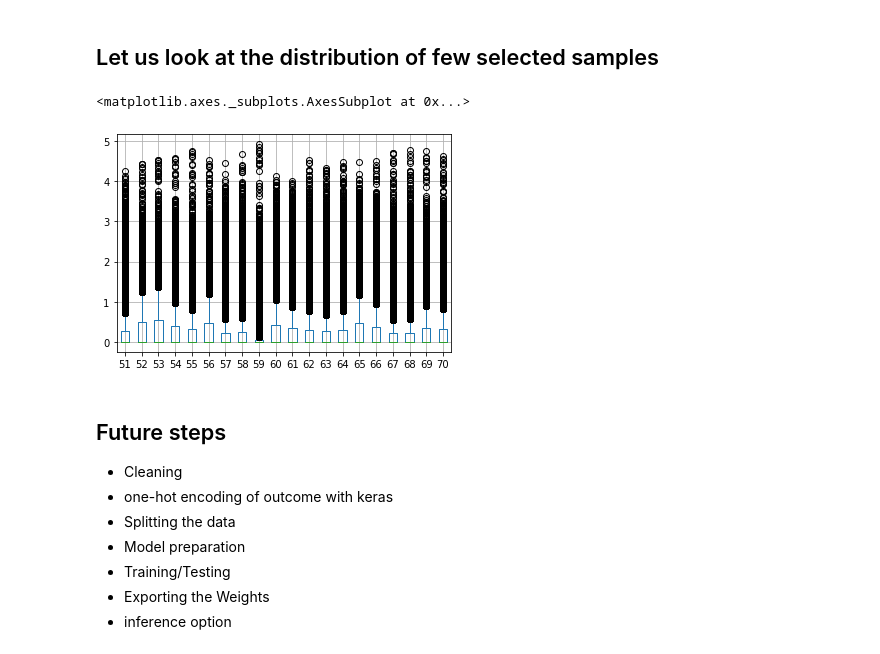
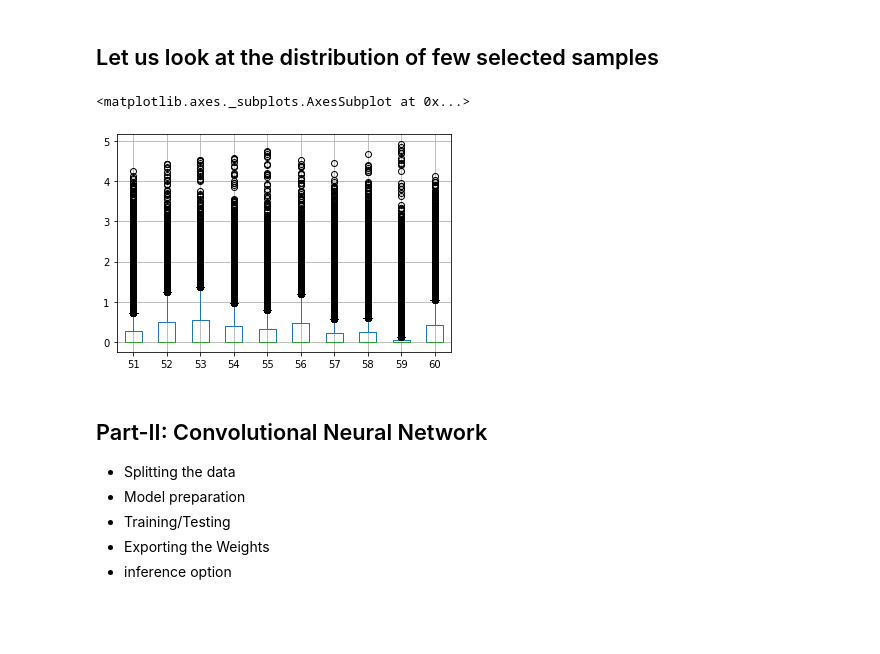
Before and after one commit to ravichas/ML-TC1, a Jupyter notebook: TC1-dataprep.ipynb, the cells around one changed output. Saved outputs shown, nothing was run; the diff lists cells and outputs as text; code cells hidden in the pictures; blank space fills up the shorter version.

```diff
--- a/TC1-dataprep.ipynb
+++ b/TC1-dataprep.ipynb
@@ -426,16 +413,14 @@ sfeatures1[sfeatures1 < 0] = 0
 # %% [markdown]
 ## Let us look at the distribution of few selected samples
 # %%
-xx = sfeatures1.iloc[51:71, :]
-xx.T.boxplot()
+df_temp = sfeatures1.iloc[51:61, :]
+df_temp.T.boxplot()
 # %% [output]
 <matplotlib.axes._subplots.AxesSubplot at 0x...>
-[figure, old version]
+[figure, new version]
 # %% [markdown]
-## Future steps
+## Part-II: Convolutional Neural Network
 
-* Cleaning
-* one-hot encoding of outcome with keras
 * Splitting the data
 * Model preparation
 * Training/Testing
```
Also changed, not shown: parts of 29 cells of this notebook.
